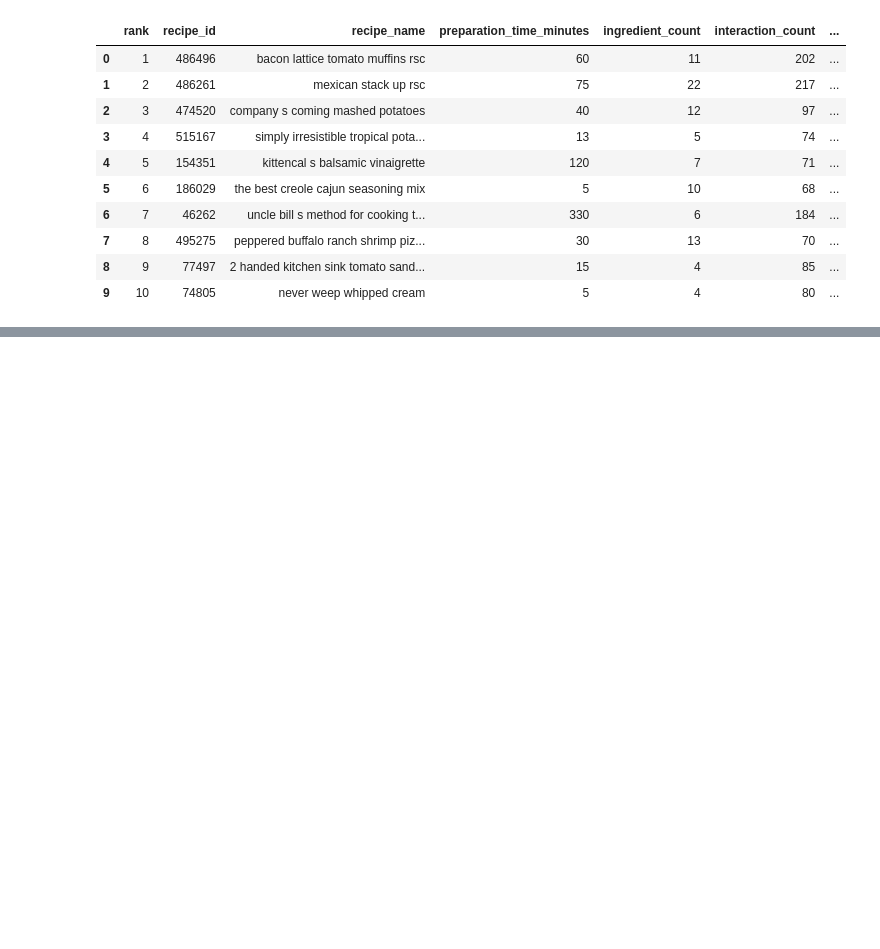
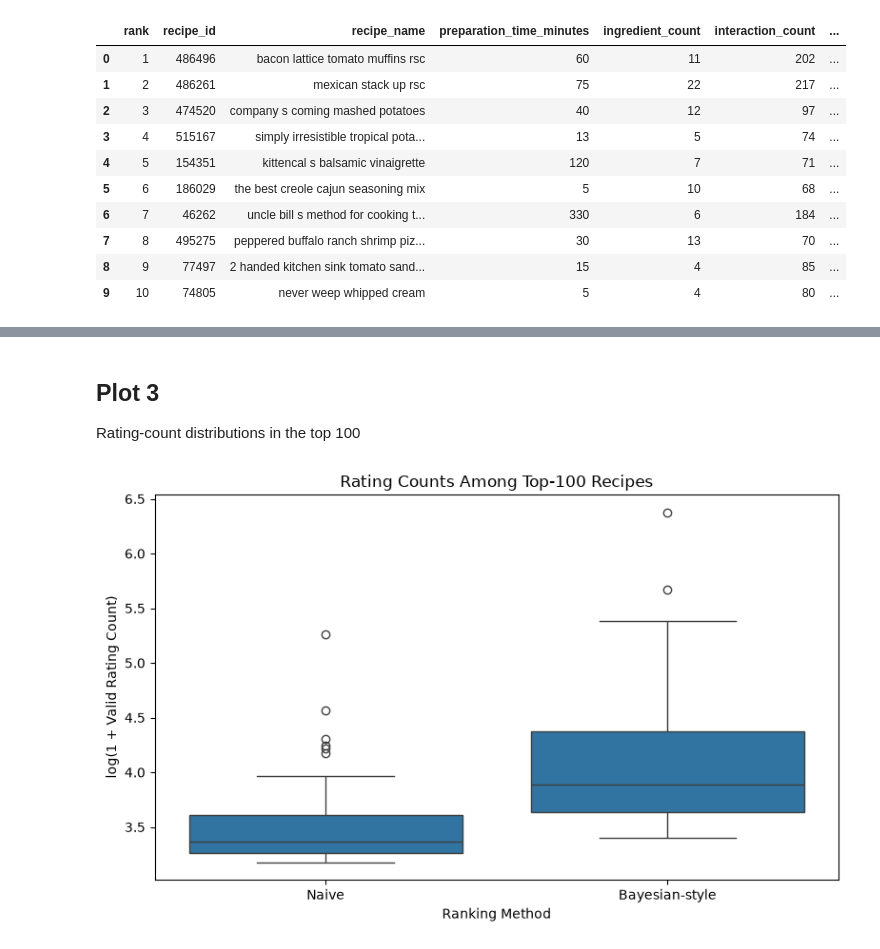
Before and after one commit to erfanesm80/rate-my-recipe, a Jupyter notebook: notebooks/ranking_analysis.ipynb, the cells around one changed output, grey strips where cells are left out. Cells and saved outputs as stored; diff of their text form; code cells hidden in the pictures; blank space fills up the shorter version.

```diff
--- a/notebooks/ranking_analysis.ipynb
+++ b/notebooks/ranking_analysis.ipynb
@@ -55,0 +221,35 @@ Global mean rating: 4.6615
+# %% [markdown]
+## Plot 3
+Rating-count distributions in the top 100
+# %%
+top_100_rating_counts = pd.concat(
+    [
+        naive_ranking.head(100)[["valid_rating_count"]].assign(
+            ranking_method="Naive"
+        ),
+        bayesian_ranking.head(100)[["valid_rating_count"]].assign(
+            ranking_method="Bayesian-style"
+        ),
+    ],
+    ignore_index=True,
+)
+
+top_100_rating_counts["log_rating_count"] = (
+    np.log1p(top_100_rating_counts["valid_rating_count"])
+)
+
+plt.figure(figsize=(8, 5))
+
+sns.boxplot(
+    data=top_100_rating_counts,
+    x="ranking_method",
+    y="log_rating_count",
+)
+
+plt.title("Rating Counts Among Top-100 Recipes")
+plt.xlabel("Ranking Method")
+plt.ylabel("log(1 + Valid Rating Count)")
+plt.tight_layout()
+plt.show()
+# %% [output]
+[figure, added]
```
Also changed, not shown: parts of 8 cells of this notebook.
